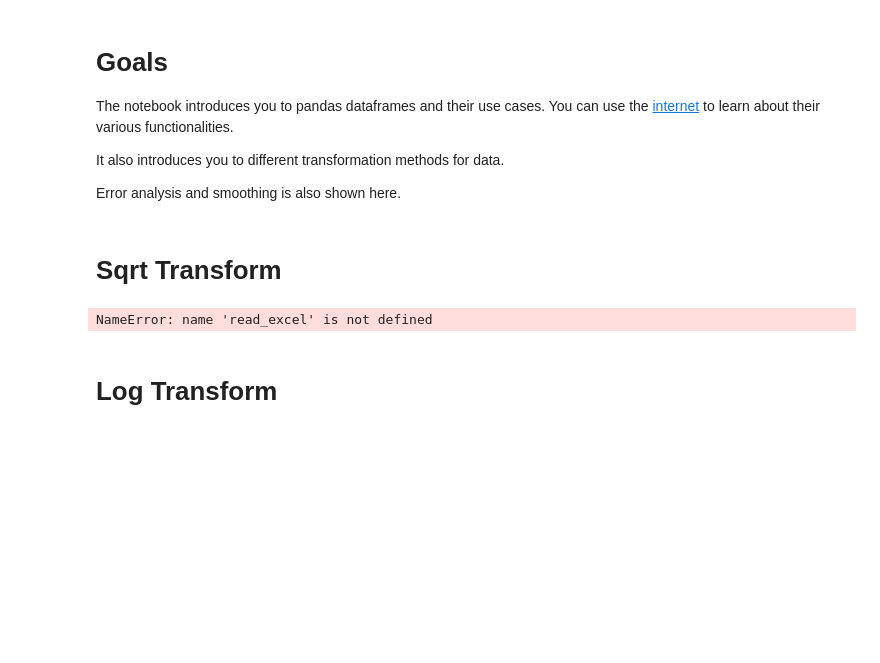
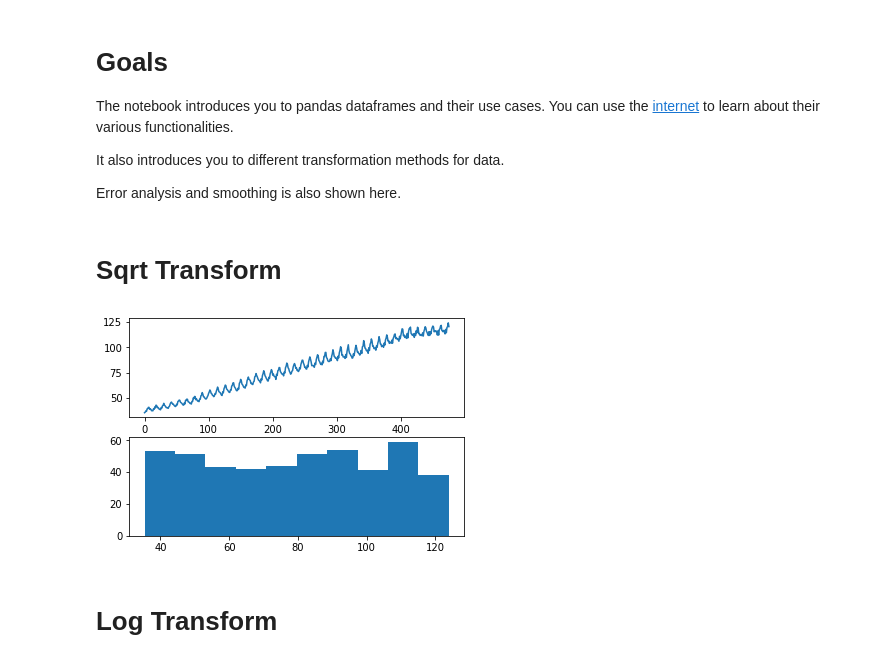
Before and after one commit to shahidzk1/Numerical_analysis, a Jupyter notebook: week9/Week9.ipynb, the cells around one changed output. Saved outputs shown, nothing was run; the diff lists cells and outputs as text; code cells hidden in the pictures; blank space fills up the shorter version.

```diff
--- a/week9/Week9.ipynb
+++ b/week9/Week9.ipynb
@@ -10,23 +10,24 @@ Error analysis and smoothing is also shown here.
 # %%
 from numpy import sqrt
 from pandas import DataFrame
 from pandas import read_excel
+from matplotlib import pyplot
 series = read_excel('Electricity.xls',
               sheet_name='Data', header=0,
               index_col=0, parse_dates=True)
 dataframe = DataFrame(series.values)
 dataframe.columns = ['electricity']
 dataframe['electricity'] = sqrt(dataframe['electricity'])
-plt.figure(1)
+pyplot.figure(1)
 # line plot
-plt.subplot(211)
-plt.plot(dataframe['electricity'])
+pyplot.subplot(211)
+pyplot.plot(dataframe['electricity'])
 # histogram
-plt.subplot(212)
-plt.hist(dataframe['electricity'])
-plt.show()
+pyplot.subplot(212)
+pyplot.hist(dataframe['electricity'])
+pyplot.show()
 # %% [output]
-NameError: name 'read_excel' is not defined
+[figure, added]
 # %%
 # Shahid: Use the hist method of dataframe and plot electricity column
 # %% [markdown]
```
Also changed, not shown: parts of 6 cells of this notebook.
